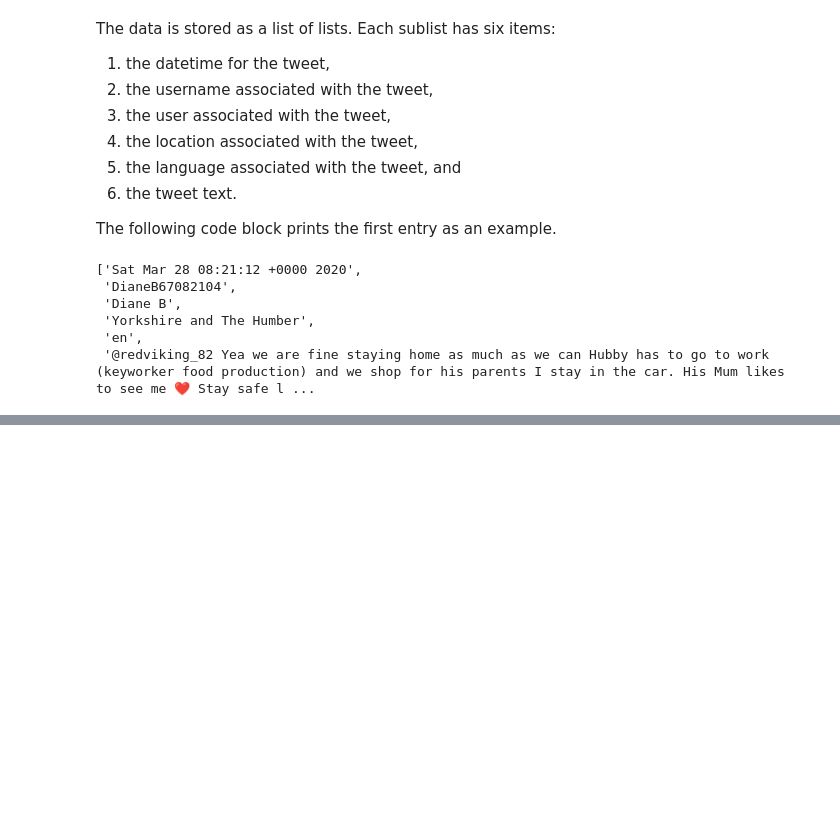
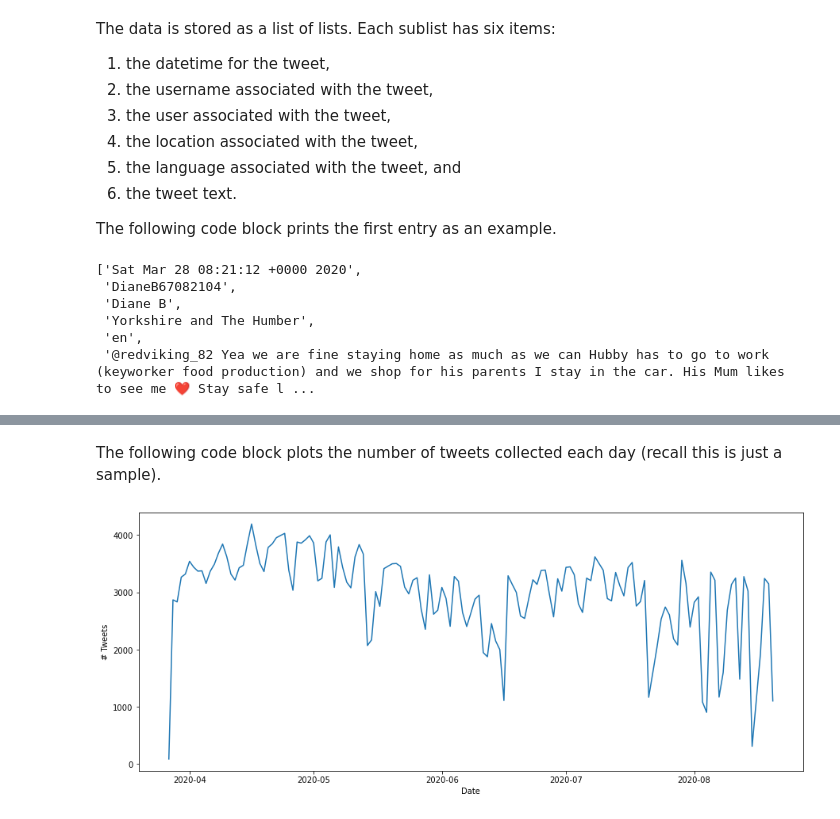
Before and after one commit to nkfreeman/twitter_covid, a Jupyter notebook: Working with Twitter Data.ipynb, the cells around one changed output, grey strips where cells are left out. Cells and saved outputs as stored; diff of their text form; code cells hidden in the pictures; blank space fills up the shorter version.

```diff
--- a/Working with Twitter Data.ipynb
+++ b/Working with Twitter Data.ipynb
@@ -34,0 +61,25 @@ tweet_data[0]
+# %%
+column_names = [
+    'Datetime',
+    'Username',
+    'User',
+    'Location',
+    'Language',
+    'Text',
+]
+
+tweet_df = pd.DataFrame(tweet_data,
+                        columns = column_names)
+
+tweet_df['Datetime'] = pd.to_datetime(tweet_df['Datetime'],
+                                      format = '%a %b %d %H:%M:%S %z %Y')
+
+tweet_df['Date'] = tweet_df['Datetime'].dt.date
+
+tweet_df['Day_Name'] = tweet_df['Datetime'].dt.day_name()
+
+weekend_mask = tweet_df['Day_Name'].isin(['Saturday', 'Sunday'])
+tweet_df.loc[weekend_mask, 'Weekend'] = True
+tweet_df.loc[~weekend_mask, 'Weekend'] = True
+
+tweet_df['Hour'] = tweet_df['Datetime'].dt.hour
@@ -34,0 +102,17 @@ tweet_data[0]
+# %% [markdown]
+The following code block plots the number of tweets collected each day (recall this is just a sample).
+# %%
+fig, ax = plt.subplots(1, 1, figsize = (15, 6))
+
+temp = tweet_df.groupby(['Date'])['Text'].count().reset_index()
+temp = temp.rename(columns = {'Text': '# Tweets'})
+
+sns.lineplot(
+    x = 'Date',
+    y = '# Tweets',
+    data = temp,
+)
+
+plt.show()
+# %% [output]
+[figure, added]
```
Also changed, not shown: parts of 17 cells of this notebook.
